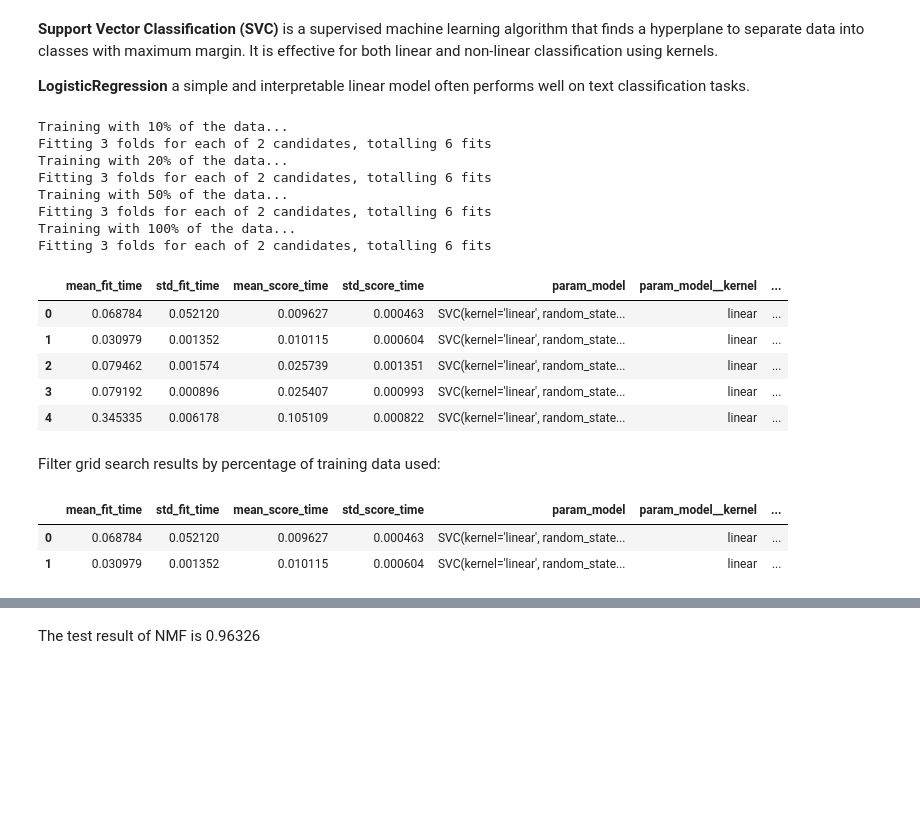
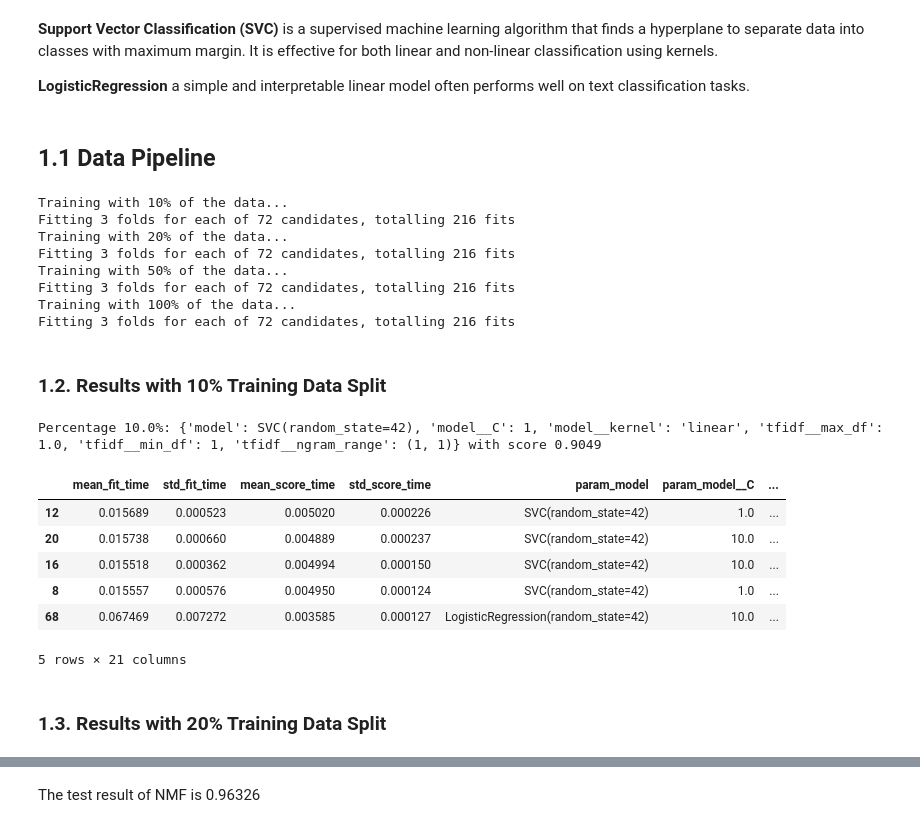
Before and after one commit to mafiat/BBC-News-Classification-Kaggle-Mini-Project, a Jupyter notebook: week-4-bbc-news-classification-kaggle-mini-project.ipynb, the cells around one changed output, grey strips where cells are left out. Drawn from its saved outputs; the diff is of its cells as text; code cells hidden in the pictures; blank space fills up the shorter version.

```diff
--- a/week-4-bbc-news-classification-kaggle-mini-project.ipynb
+++ b/week-4-bbc-news-classification-kaggle-mini-project.ipynb
@@ -659,31 +873,36 @@ plt.show()
 **Support Vector Classification (SVC)** is a supervised machine learning algorithm that finds a hyperplane to separate data into classes with maximum margin. It is effective for both linear and non-linear classification using kernels.
 
 **LogisticRegression** a simple and interpretable linear model often performs well on text classification tasks.
+# %% [markdown]
+## 1.1 Data Pipeline
 # %%
+# Define the pipeline for SVC and Logistic Regression
 pipeline = Pipeline([
     ('tfidf', TfidfVectorizer(stop_words='english')),
     ('model', SVC(random_state=42))
 ])
 
 # Define the parameter grid for GridSearchCV
-param_grid = {
-    'model': [SVC(random_state=42)],
-    'tfidf__max_df': [0.8, 1.0],
-    'tfidf__min_df': [1, 5],
-    'tfidf__ngram_range': [(1, 1), (1, 3)],
-    'model__C': [0.1, 1, 10],
-    'model__kernel': ['linear']
-},
-{
-    'model': [LogisticRegression(random_state=42)],
-    'tfidf__max_df': [0.8, 1.0],
-    'tfidf__min_df': [1, 5],
-    'tfidf__ngram_range': [(1, 1), (1, 3)],
-    'model__penalty': ['l2'],
-    'model__C': [0.1, 1, 10],
-    'model__solver': ['lbfgs', 'liblinear'],
-    'model__max_iter': [500]
-}
+param_grid = [
+    {
+        'model': [SVC(random_state=42)],
+        'tfidf__max_df': [0.8, 1.0],
+        'tfidf__min_df': [1, 5],
+        'tfidf__ngram_range': [(1, 1), (1, 3)],
+        'model__C': [0.1, 1, 10],
+        'model__kernel': ['linear']
+    },
+    {
+        'model': [LogisticRegression(random_state=42)],
+        'tfidf__max_df': [0.8, 1.0],
+        'tfidf__min_df': [1, 5],
+        'tfidf__ngram_range': [(1, 1), (1, 3)],
+        'model__penalty': ['l2'],
+        'model__C': [0.1, 1, 10],
+        'model__solver': ['lbfgs', 'saga'],
+        'model__max_iter': [500]
+    }
+]
 
 # Store results for comparison
 results = []
@@ -717,32 +936,33 @@ for pct in percentages:
 
 # Combine all results into a single DataFrame
 final_results_df = pd.concat(results, ignore_index=True)
-
-# Display or save the final results DataFrame
-final_results_df.head()
 # %% [output]
 Training with 10% of the data...
-Fitting 3 folds for each of 2 candidates, totalling 6 fits
+Fitting 3 folds for each of 72 candidates, totalling 216 fits
 Training with 20% of the data...
-Fitting 3 folds for each of 2 candidates, totalling 6 fits
+Fitting 3 folds for each of 72 candidates, totalling 216 fits
 Training with 50% of the data...
-Fitting 3 folds for each of 2 candidates, totalling 6 fits
+Fitting 3 folds for each of 72 candidates, totalling 216 fits
 Training with 100% of the data...
-Fitting 3 folds for each of 2 candidates, totalling 6 fits
+Fitting 3 folds for each of 72 candidates, totalling 216 fits
-|  | mean_fit_time | std_fit_time | mean_score_time | std_score_time | param_model | param_model__kernel | ... |
-| 0 | 0.068784 | 0.052120 | 0.009627 | 0.000463 | SVC(kernel='linear', random_state... | linear | ... |
-| 1 | 0.030979 | 0.001352 | 0.010115 | 0.000604 | SVC(kernel='linear', random_state... | linear | ... |
-| 2 | 0.079462 | 0.001574 | 0.025739 | 0.001351 | SVC(kernel='linear', random_state... | linear | ... |
-| 3 | 0.079192 | 0.000896 | 0.025407 | 0.000993 | SVC(kernel='linear', random_state... | linear | ... |
-| 4 | 0.345335 | 0.006178 | 0.105109 | 0.000822 | SVC(kernel='linear', random_state... | linear | ... |
-# %% [markdown]
-Filter grid search results by percentage of training data used:
+# %% [markdown]
+### 1.2. Results with 10% Training Data Split
 # %%
 final_results_df_10_pct = final_results_df[final_results_df['percentage'] == 0.1]
+best_row = final_results_df[final_results_df['percentage'] == 0.1].sort_values(by='mean_test_score', ascending=False).iloc[0]
+print(f"Percentage {0.1*100}%: {best_row['params']} with score {best_row['mean_test_score']:.4f}")
+
 final_results_df_10_pct.sort_values(by='mean_test_score', ascending=False).head()
 # %% [output]
+Percentage 10.0%: {'model': SVC(random_state=42), 'model__C': 1, 'model__kernel': 'linear', 'tfidf__max_df': 1.0, 'tfidf__min_df': 1, 'tfidf__ngram_range': (1, 1)} with score 0.9049
-|  | mean_fit_time | std_fit_time | mean_score_time | std_score_time | param_model | param_model__kernel | ... |
-| 0 | 0.068784 | 0.052120 | 0.009627 | 0.000463 | SVC(kernel='linear', random_state... | linear | ... |
-| 1 | 0.030979 | 0.001352 | 0.010115 | 0.000604 | SVC(kernel='linear', random_state... | linear | ... |
+|  | mean_fit_time | std_fit_time | mean_score_time | std_score_time | param_model | param_model__C | ... |
+| 12 | 0.015689 | 0.000523 | 0.005020 | 0.000226 | SVC(random_state=42) | 1.0 | ... |
+| 20 | 0.015738 | 0.000660 | 0.004889 | 0.000237 | SVC(random_state=42) | 10.0 | ... |
+| 16 | 0.015518 | 0.000362 | 0.004994 | 0.000150 | SVC(random_state=42) | 10.0 | ... |
+| 8 | 0.015557 | 0.000576 | 0.004950 | 0.000124 | SVC(random_state=42) | 1.0 | ... |
+| 68 | 0.067469 | 0.007272 | 0.003585 | 0.000127 | LogisticRegression(random_state=42) | 10.0 | ... |
+5 rows × 21 columns
+# %% [markdown]
+### 1.3. Results with 20% Training Data Split
 # %%
 final_results_df_20_pct = final_results_df[final_results_df['percentage'] == 0.2]
```
Also changed, not shown: parts of 107 cells of this notebook, 1 other file.
